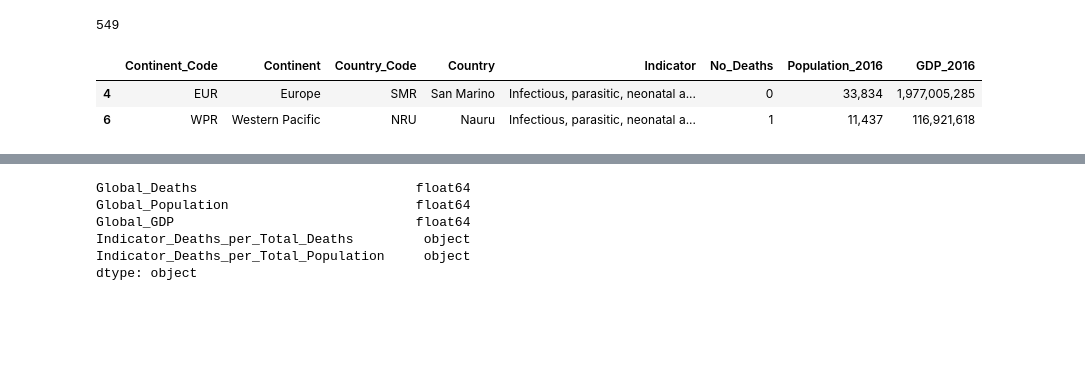
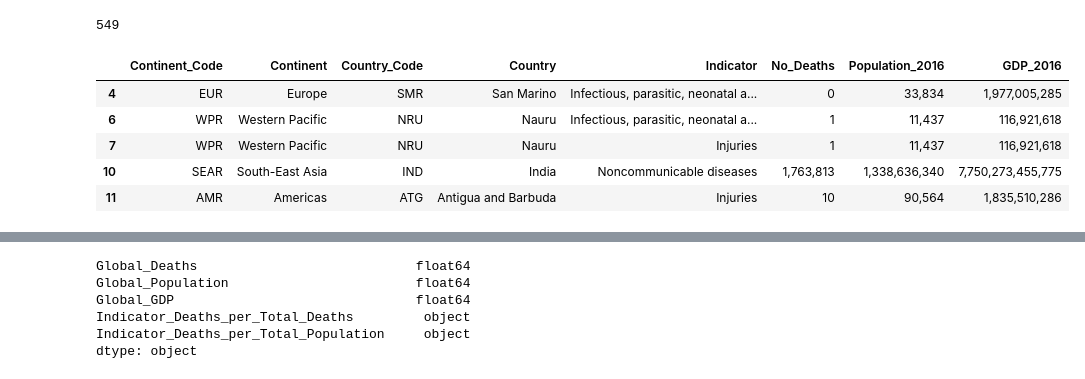
Before and after one commit to Samihooda28/Project_3, a Jupyter notebook: project_files/project3_datasource_cleaning.ipynb, the cells around one changed output, grey strips where cells are left out. Drawn from its saved outputs; the diff is of its cells as text; code cells hidden in the pictures; blank space fills up the shorter version.

```diff
--- a/project_files/project3_datasource_cleaning.ipynb
+++ b/project_files/project3_datasource_cleaning.ipynb
@@ -4,9 +4,9 @@ import pandas as pd
 from pathlib import Path
 import sqlite3
 # %%
-WHO_dae_csv = Path("/Users/mireille.walton/Desktop/da_bootcamp/ch_proj/Project_3/source_data/Death_attributable_to_Environment_data.csv")
-World_Bank_pop_csv = Path("/Users/mireille.walton/Desktop/da_bootcamp/ch_proj/Project_3/source_data/World_Bank_Population_Data.csv")
-World_Bank_GDP_csv = Path("/Users/mireille.walton/Desktop/da_bootcamp/ch_proj/Project_3/source_data/World_Bank_GDP_Data.csv")
+WHO_dae_csv = Path("../source_data/Death_attributable_to_Environment_data.csv")
+World_Bank_pop_csv = Path("../source_data/World_Bank_Population_Data.csv")
+World_Bank_GDP_csv = Path("../source_data/World_Bank_GDP_Data.csv")
 # %%
 WHO_dae_read = pd.read_csv(WHO_dae_csv)
 World_Bank_pop_read = pd.read_csv(World_Bank_pop_csv, skiprows = 4)
@@ -246,19 +246,22 @@ See the caveats in the documentation: https://pandas.pydata.org/pandas-docs/stab
 # %%
 # Sort Column headings
 dae_pop_data_dropNaN_Total =dae_pop_data_dropNaN_Total[[
     "Continent_Code",
     "Continent",
     "Country_Code",
     "Country",
     "Indicator",
     "No_Deaths",
     "Population_2016",
     "GDP_2016"
 ]]
 
 # View data base
-dae_pop_data_dropNaN_Total.head(2)
+dae_pop_data_dropNaN_Total.head(5)
 # %% [output]
 |  | Continent_Code | Continent | Country_Code | Country | Indicator | No_Deaths | Population_2016 | GDP_2016 |
 | 4 | EUR | Europe | SMR | San Marino | Infectious, parasitic, neonatal a... | 0 | 33,834 | 1,977,005,285 |
 | 6 | WPR | Western Pacific | NRU | Nauru | Infectious, parasitic, neonatal a... | 1 | 11,437 | 116,921,618 |
+| 7 | WPR | Western Pacific | NRU | Nauru | Injuries | 1 | 11,437 | 116,921,618 |
+| 10 | SEAR | South-East Asia | IND | India | Noncommunicable diseases | 1,763,813 | 1,338,636,340 | 7,750,273,455,775 |
+| 11 | AMR | Americas | ATG | Antigua and Barbuda | Injuries | 10 | 90,564 | 1,835,510,286 |
```
Also changed, not shown: parts of 9 cells of this notebook, 7 other files.
